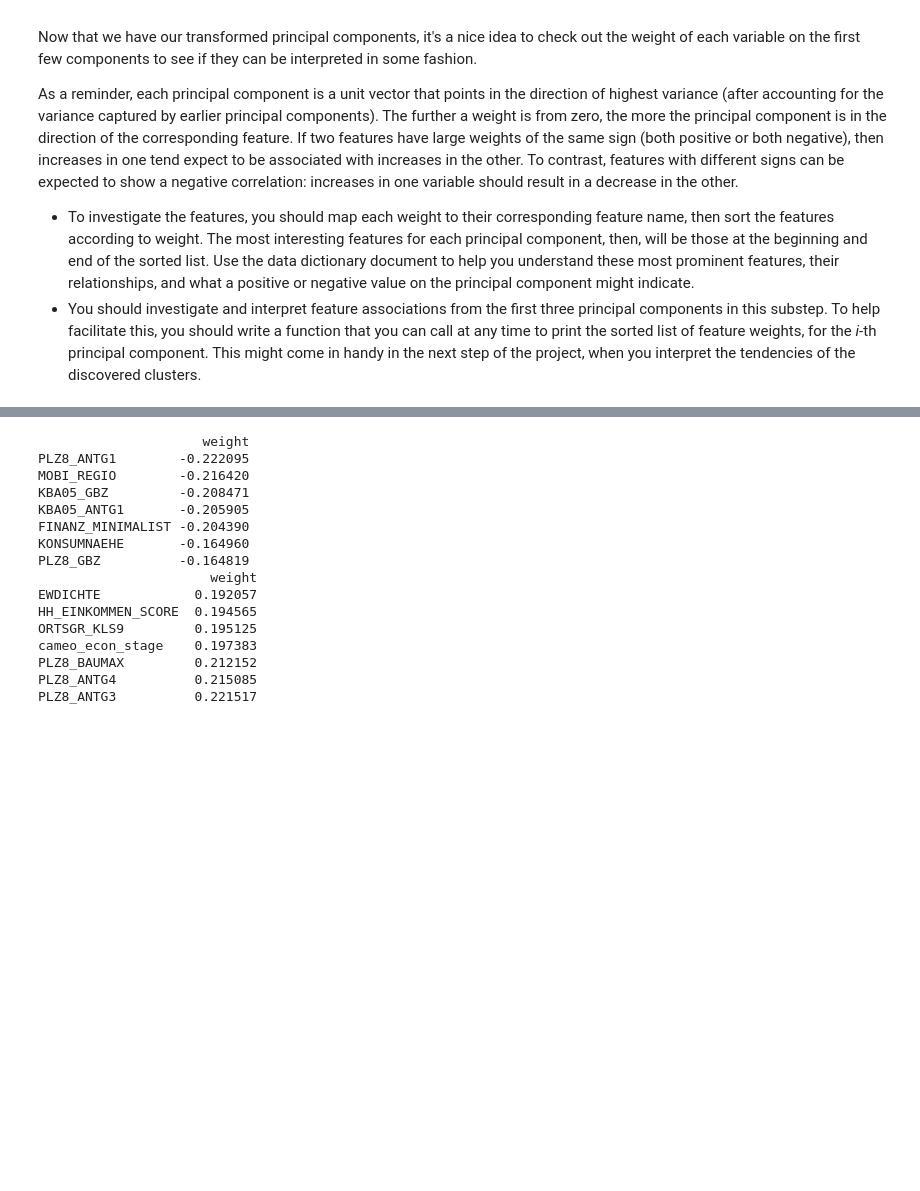
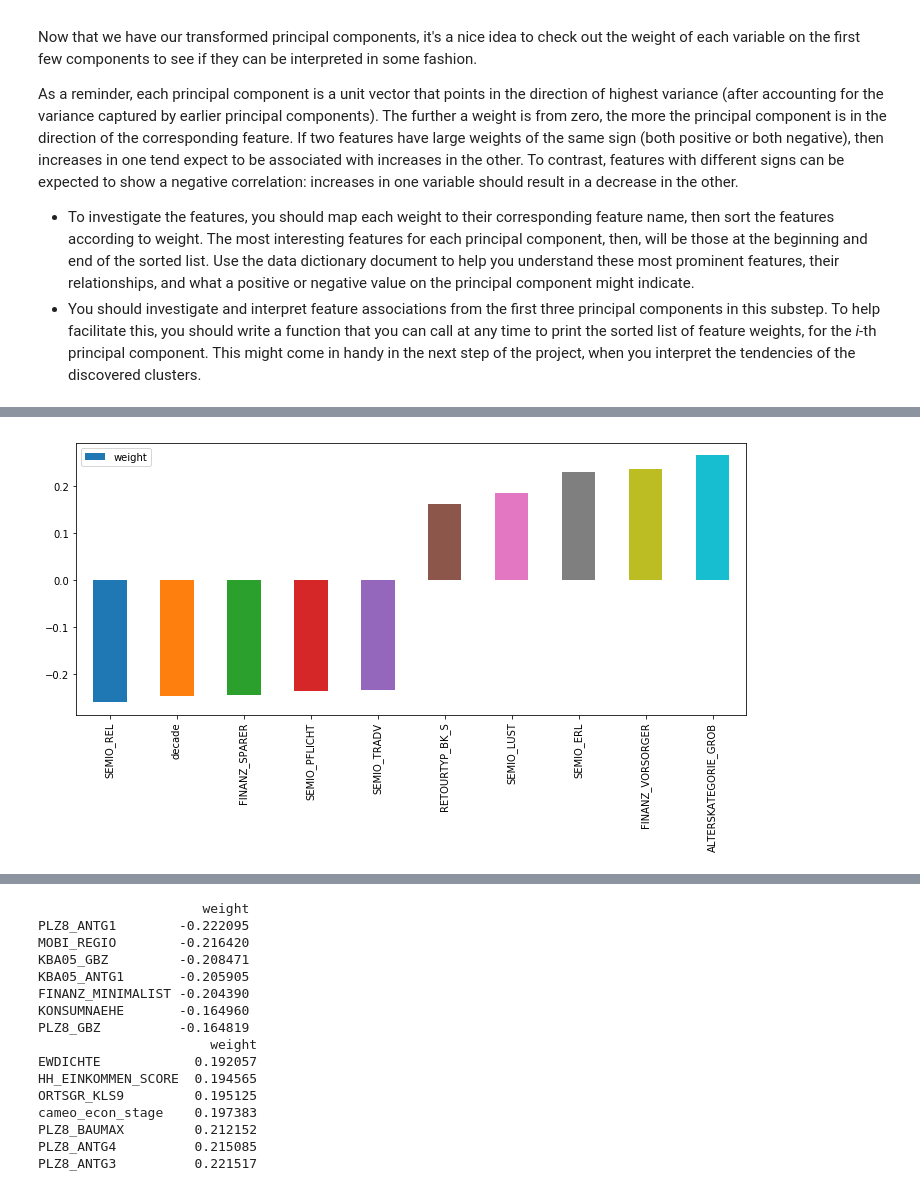
Before and after one commit to noreenwu/customer-segments, a Jupyter notebook: Identify_Customer_Segments.ipynb, the cells around one changed output, grey strips where cells are left out. Cells and saved outputs as stored; diff of their text form; code cells hidden in the pictures; blank space fills up the shorter version.

```diff
--- a/Identify_Customer_Segments.ipynb
+++ b/Identify_Customer_Segments.ipynb
@@ -1640,0 +1671,6 @@ def component_analysis(pca, i):
+# %%
+wdf1 = get_component_important_weights(pca, 1)
+# %%
+ax = wdf1.plot.bar(y='weight', rot=90, figsize=(12,5))
+# %% [output]
+[figure, added]
```
Also changed, not shown: parts of 30 cells of this notebook, 1 other file.
